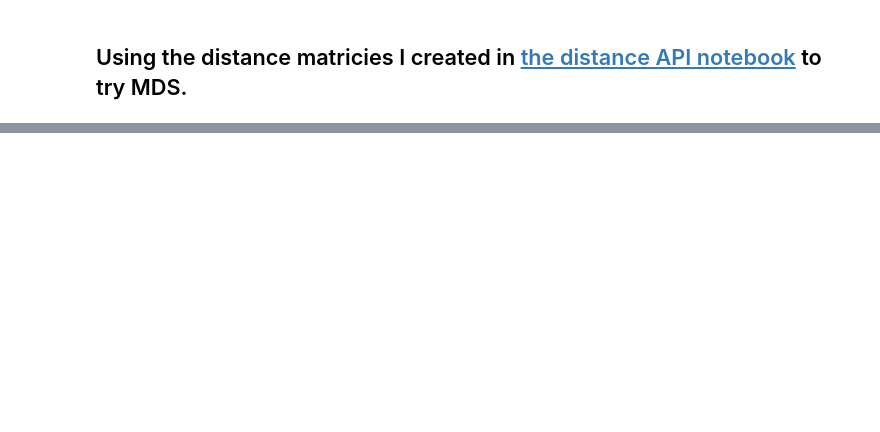
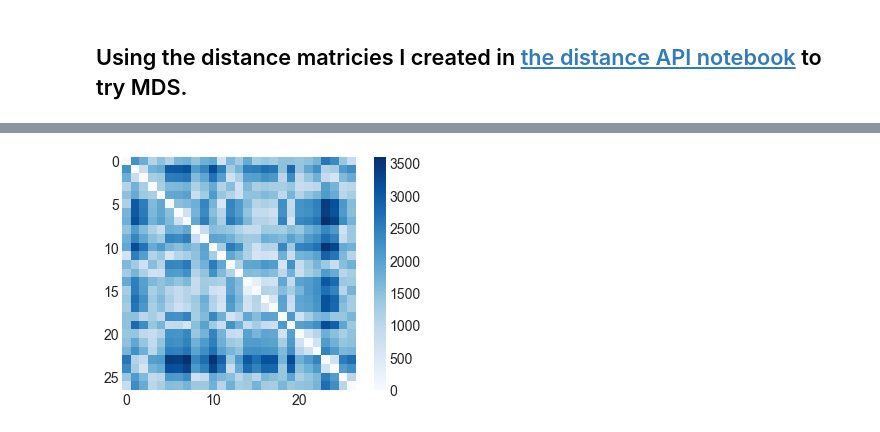
Before and after one commit to AustinJennings/Capstone, a Jupyter notebook: Notebooks/MDS_DistanceCartograms.ipynb, the cells around one changed output, grey strips where cells are left out. Cells and saved outputs as stored; diff of their text form; code cells hidden in the pictures; blank space fills up the shorter version.

```diff
--- a/Notebooks/MDS_DistanceCartograms.ipynb
+++ b/Notebooks/MDS_DistanceCartograms.ipynb
@@ -46,0 +113,7 @@ ax3.set_xticklabels([])
+# %%
+
+#visualizing the precomputed travel time matrix array:
+plt.imshow(ttm, zorder=2, cmap='Blues', interpolation='nearest')
+plt.colorbar();
+# %% [output]
+[figure, added]
```
Also changed, not shown: parts of 8 cells of this notebook.
